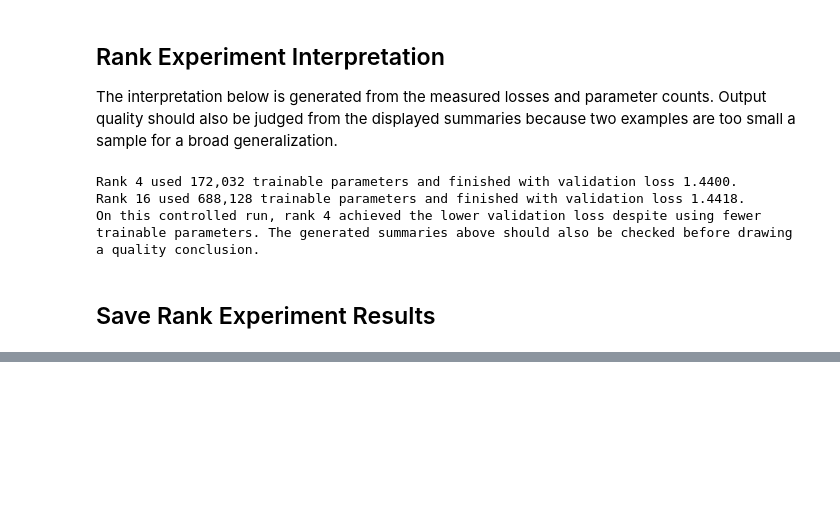
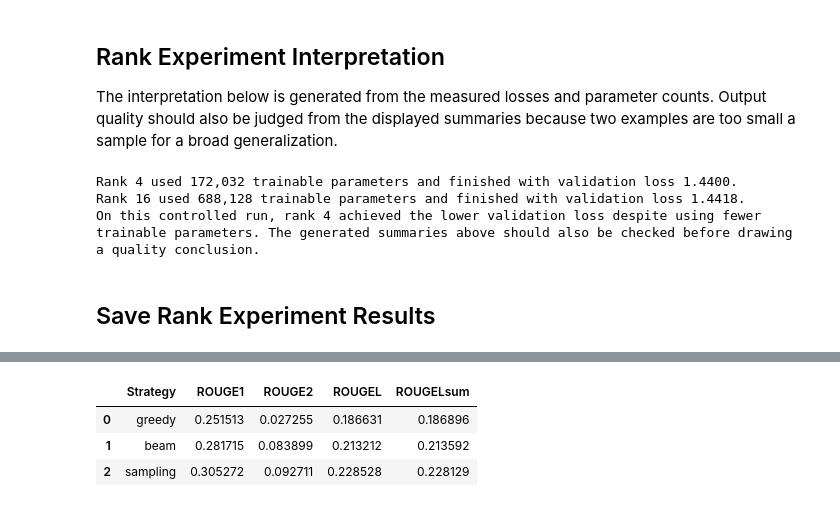
Before and after one commit to DrashtiShah23/data266-2046, a Jupyter notebook: hw5/HW5.ipynb, the cells around one changed output, grey strips where cells are left out. Cells and saved outputs as stored; diff of their text form; code cells hidden in the pictures; blank space fills up the shorter version.

```diff
--- a/hw5/HW5.ipynb
+++ b/hw5/HW5.ipynb
@@ -1587,0 +1806,26 @@ print(
+# %%
+import evaluate
+
+rouge = evaluate.load("rouge")
+
+decoding_references = [
+    row["Reference"]
+    for row in decoding_results
+]
+
+strategy_metrics = {}
+
+for strategy in strategies:
+    predictions = [
+        row[strategy]
+        for row in decoding_results
+    ]
+
+    scores = rouge.compute(
+        predictions=predictions,
+        references=decoding_references,
+    )
+
+    strategy_metrics[strategy] = scores
+
+strategy_metrics
@@ -1587,0 +1845,20 @@ print(
+# %%
+strategy_metrics_df = pd.DataFrame(
+    [
+        {
+            "Strategy": strategy,
+            "ROUGE1": strategy_metrics[strategy]["rouge1"],
+            "ROUGE2": strategy_metrics[strategy]["rouge2"],
+            "ROUGEL": strategy_metrics[strategy]["rougeL"],
+            "ROUGELsum": strategy_metrics[strategy]["rougeLsum"],
+        }
+        for strategy in strategies
+    ]
+)
+
+strategy_metrics_df
+# %% [output]
+|  | Strategy | ROUGE1 | ROUGE2 | ROUGEL | ROUGELsum |
+| 0 | greedy | 0.251513 | 0.027255 | 0.186631 | 0.186896 |
+| 1 | beam | 0.281715 | 0.083899 | 0.213212 | 0.213592 |
+| 2 | sampling | 0.305272 | 0.092711 | 0.228528 | 0.228129 |
```
Also changed, not shown: parts of 21 cells of this notebook.
